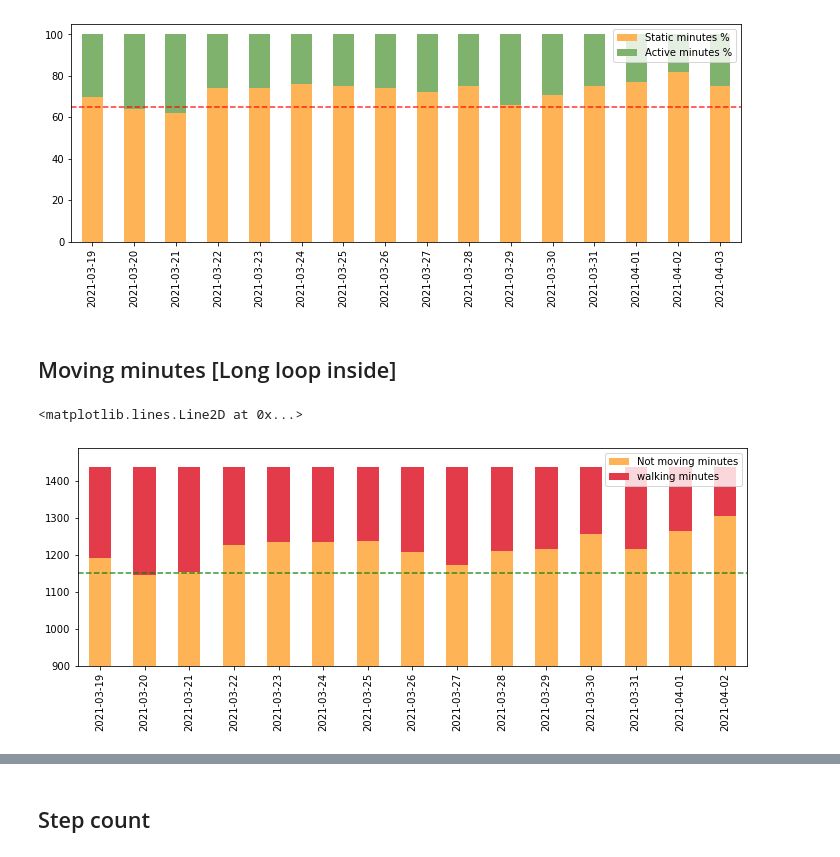
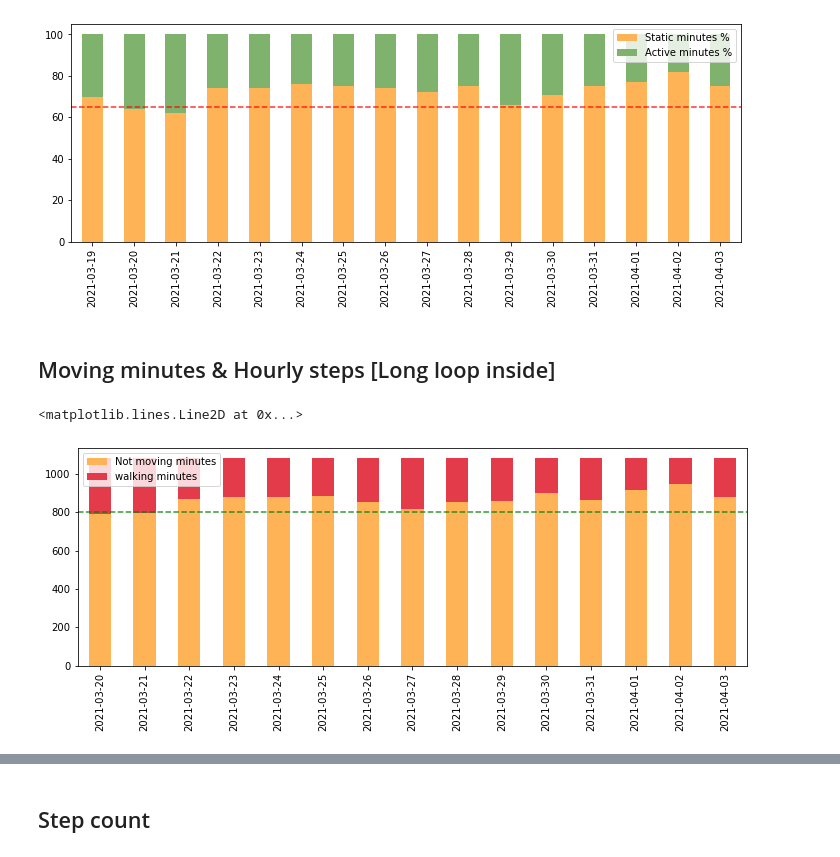
Before and after one commit to arpanghosh8453/public-programs, a Jupyter notebook: Fitbit Data Analyzer/Fitbit HR analyzer.ipynb, the cells around one changed output, grey strips where cells are left out. Cells and saved outputs as stored; diff of their text form; code cells hidden in the pictures.

Commit message:
Hourly step heatmap plot added

```diff
--- a/Fitbit Data Analyzer/Fitbit HR analyzer.ipynb
+++ b/Fitbit Data Analyzer/Fitbit HR analyzer.ipynb
@@ -198,7 +203,7 @@ plt.axhline(y = 65, color = 'r', linestyle = 'dashed', label = 'Average %', alph
 <matplotlib.lines.Line2D at 0x...>
 [figure]
 # %% [markdown]
-<h2>Moving minutes [Long loop inside]</h2>
+<h2>Moving minutes & Hourly steps [Long loop inside]</h2>
 # %%
 start = datetime.datetime.strptime(start_date, "%Y-%m-%d")
 end = datetime.datetime.strptime(end_date, "%Y-%m-%d")
@@ -212,18 +217,23 @@ for date_object in date_array:
 header = {'Authorization': 'Bearer {}'.format(access_token)}
 
 steps_interday_list = []
+hourly_steps_day_list = []
 
 for single_day in day_list:
     response = requests.get("https://api.fitbit.com/1/user/-/activities/steps/date/"+single_day+"/1d/1min.json", headers=header).json()
-    df = pd.DataFrame(response['activities-steps-intraday']['dataset'])
+    df = pd.DataFrame(response['activities-steps-intraday']['dataset'])[360:]
     steps_interday_list.append({"date":response['activities-steps'][0]['dateTime'], "walking minutes":len(df[df['value'] != 0]), "Not moving minutes" : len(df) - len(df[df['value'] != 0])})
+    df['datetime'] = pd.to_datetime(response['activities-steps'][0]['dateTime'] + ' ' + df['time'].astype(str))
+    hourly_steps_day_list.append(df.groupby(pd.to_datetime(df.datetime.dt.strftime('%Y-%m-%d %H'))).agg({'value':'sum'}))
 # %%
 df = pd.DataFrame(steps_interday_list, index = day_list)
 del df['date']
 # %%
-df[['Not moving minutes','walking minutes']].plot(kind='bar', stacked=True, color=['#FFB357', '#E43B4A'], ylim = (900,1490))
+plt.rcParams["figure.figsize"]=12,4
 
-plt.axhline(y = 1150, color = 'g', linestyle = 'dashed', label = 'Average %', alpha = 0.8)
+df[['Not moving minutes','walking minutes']].plot(kind='bar', stacked=True, color=['#FFB357', '#E43B4A'])
+
+plt.axhline(y = 800, color = 'g', linestyle = 'dashed', label = 'Average %', alpha = 0.8)
 # %% [output]
 <matplotlib.lines.Line2D at 0x...>
-[figure, old version]
+[figure, new version]
```
Also changed, not shown: parts of 4 cells of this notebook, 1 other file.
